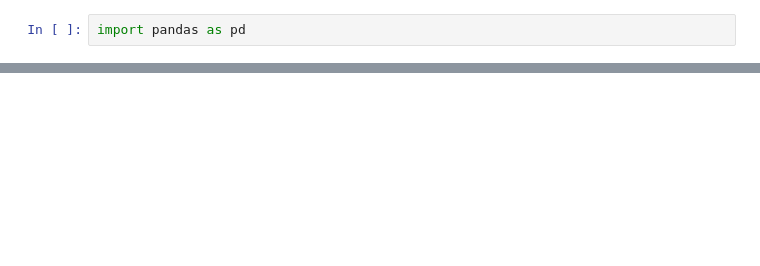
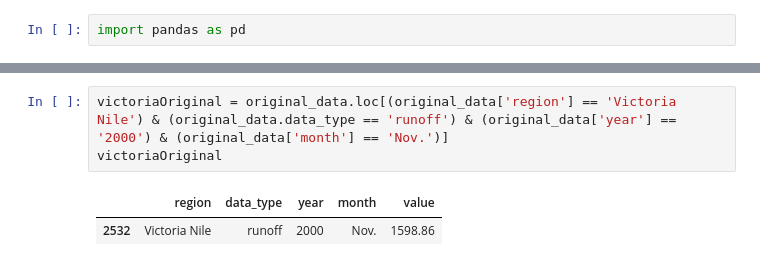
Before and after one commit to Tj-Dave/SmartByte-ML, a Jupyter notebook: intergrity_csv.ipynb, the cells around one changed output, grey strips where cells are left out. Cells and saved outputs as stored; diff of their text form; blank space fills up the shorter version.

```diff
--- a/intergrity_csv.ipynb
+++ b/intergrity_csv.ipynb
@@ -22,0 +46,6 @@ Original Data Description:
+# %%
+victoriaOriginal = original_data.loc[(original_data['region'] == 'Victoria Nile') & (original_data.data_type == 'runoff') & (original_data['year'] == '2000') & (original_data['month'] == 'Nov.')]
+victoriaOriginal
+# %% [output]
+|  | region | data_type | year | month | value |
+| 2532 | Victoria Nile | runoff | 2000 | Nov. | 1598.86 |
```
Also changed, not shown: parts of 5 cells of this notebook, 2 other files.
